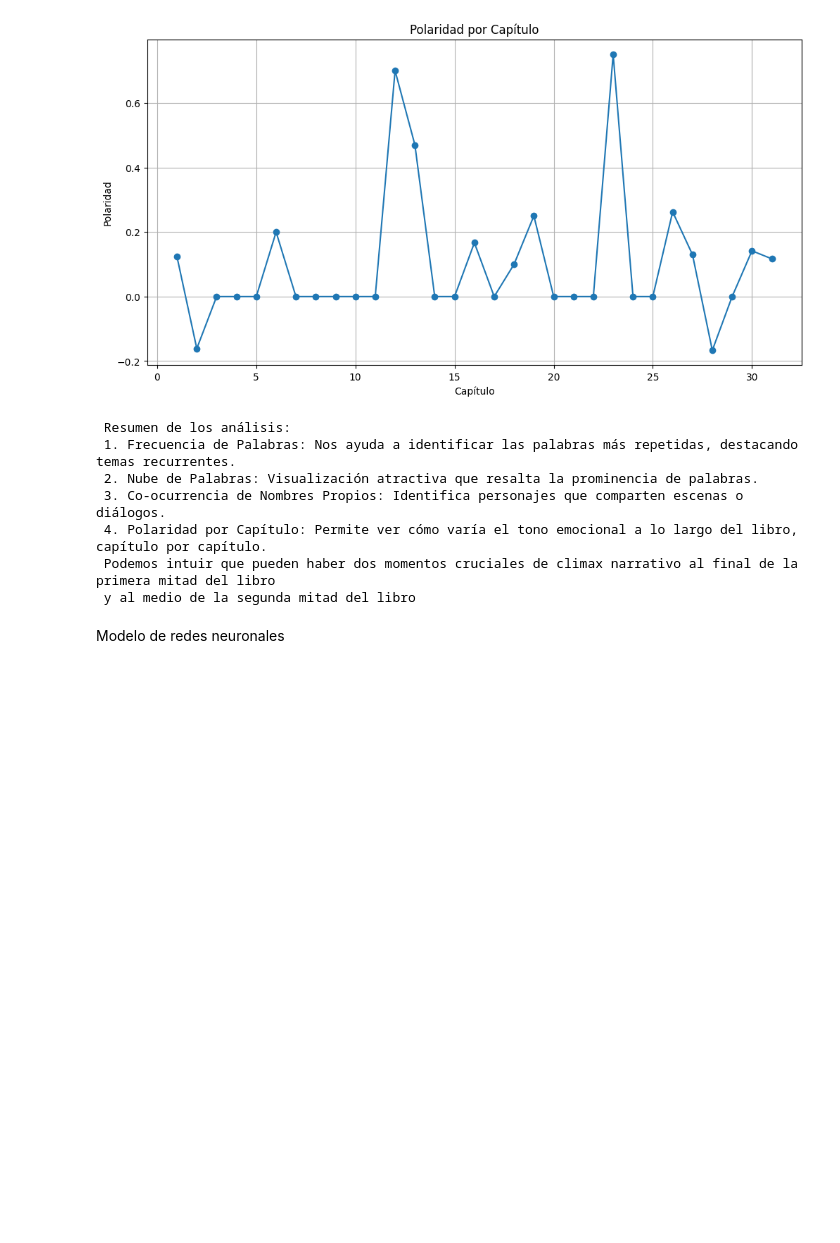
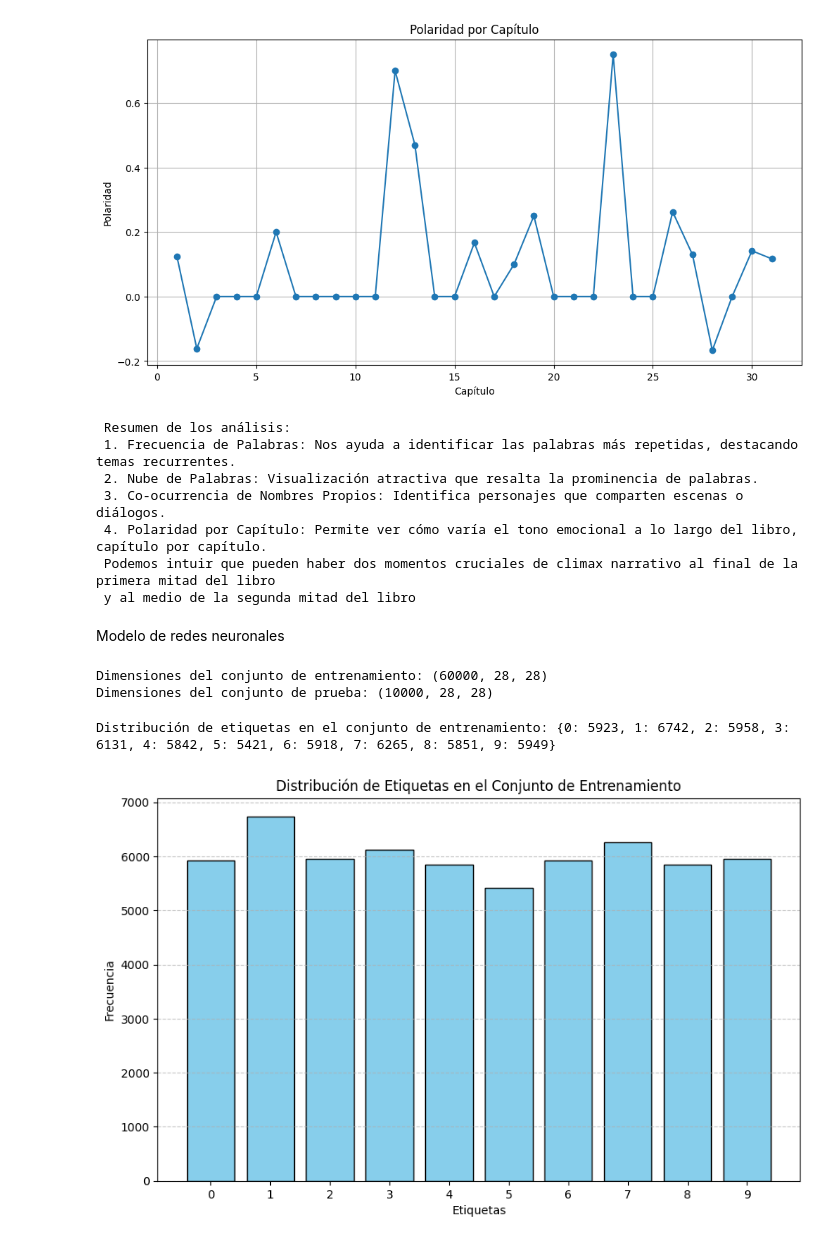
Before and after one commit to PillB/CoderhouseDL3, a Jupyter notebook: ProjectoFinal+Illescas.ipynb, the cells around one changed output. Saved outputs shown, nothing was run; the diff lists cells and outputs as text; code cells hidden in the pictures; blank space fills up the shorter version.

```diff
--- a/ProjectoFinal+Illescas.ipynb
+++ b/ProjectoFinal+Illescas.ipynb
@@ -222,0 +166,30 @@ plt.show()
+# %%
+# Cargar y preparar el dataset MNIST
+# Este conjunto de datos contiene imágenes de dígitos escritos a mano de 0 a 9
+(x_train, y_train), (x_test, y_test) = mnist.load_data()
+x_train, x_test = x_train / 255.0, x_test / 255.0  # Normalizar los valores de píxeles entre 0 y 1
+
+# Mostrar las dimensiones de los conjuntos de datos
+print(f"Dimensiones del conjunto de entrenamiento: {x_train.shape}")
+print(f"Dimensiones del conjunto de prueba: {x_test.shape}")
+# %% [output]
+Dimensiones del conjunto de entrenamiento: (60000, 28, 28)
+Dimensiones del conjunto de prueba: (10000, 28, 28)
+# %%
+# Mostrar la distribución de etiquetas en el conjunto de entrenamiento
+unique, counts = np.unique(y_train, return_counts=True)
+print(f"Distribución de etiquetas en el conjunto de entrenamiento: {dict(zip(unique, counts))}")
+# %% [output]
+Distribución de etiquetas en el conjunto de entrenamiento: {0: 5923, 1: 6742, 2: 5958, 3: 6131, 4: 5842, 5: 5421, 6: 5918, 7: 6265, 8: 5851, 9: 5949}
+# %%
+# Crear un histograma para visualizar la distribución de las etiquetas
+plt.figure(figsize=(10, 6))
+plt.bar(unique, counts, color='skyblue', edgecolor='black')
+plt.xlabel('Etiquetas')
+plt.ylabel('Frecuencia')
+plt.title('Distribución de Etiquetas en el Conjunto de Entrenamiento')
+plt.xticks(unique)
+plt.grid(axis='y', linestyle='--', alpha=0.7)
+plt.show()
+# %% [output]
+[figure, added]
```
Also changed, not shown: parts of 7 cells of this notebook.
